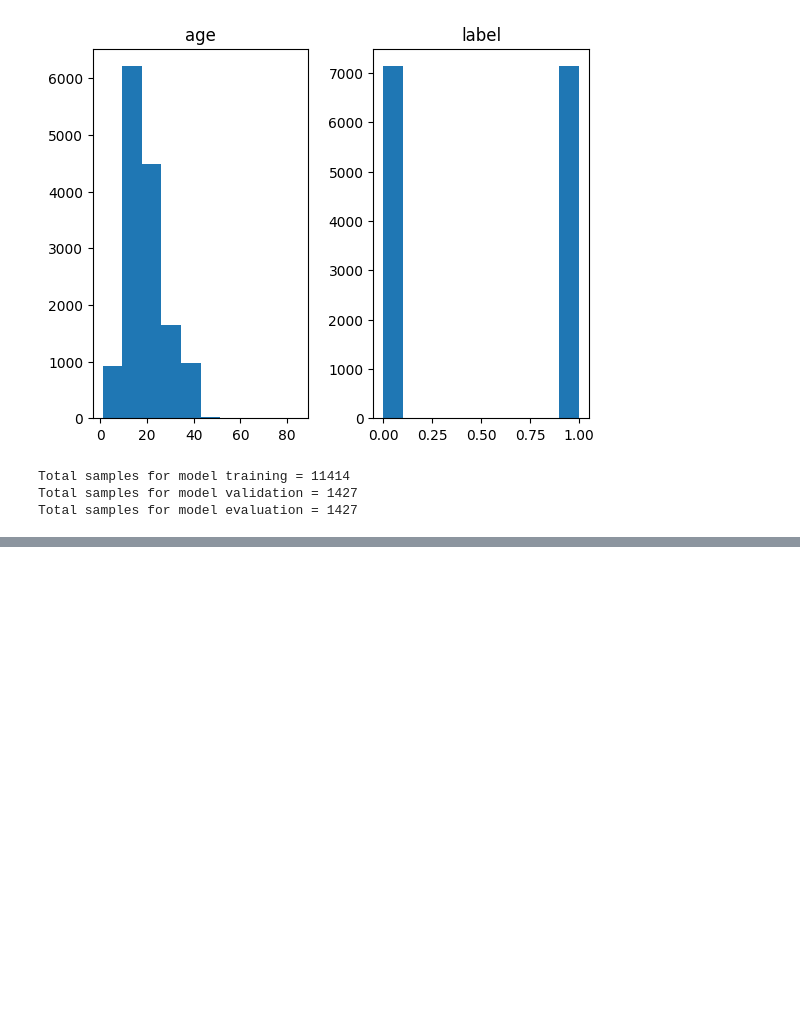
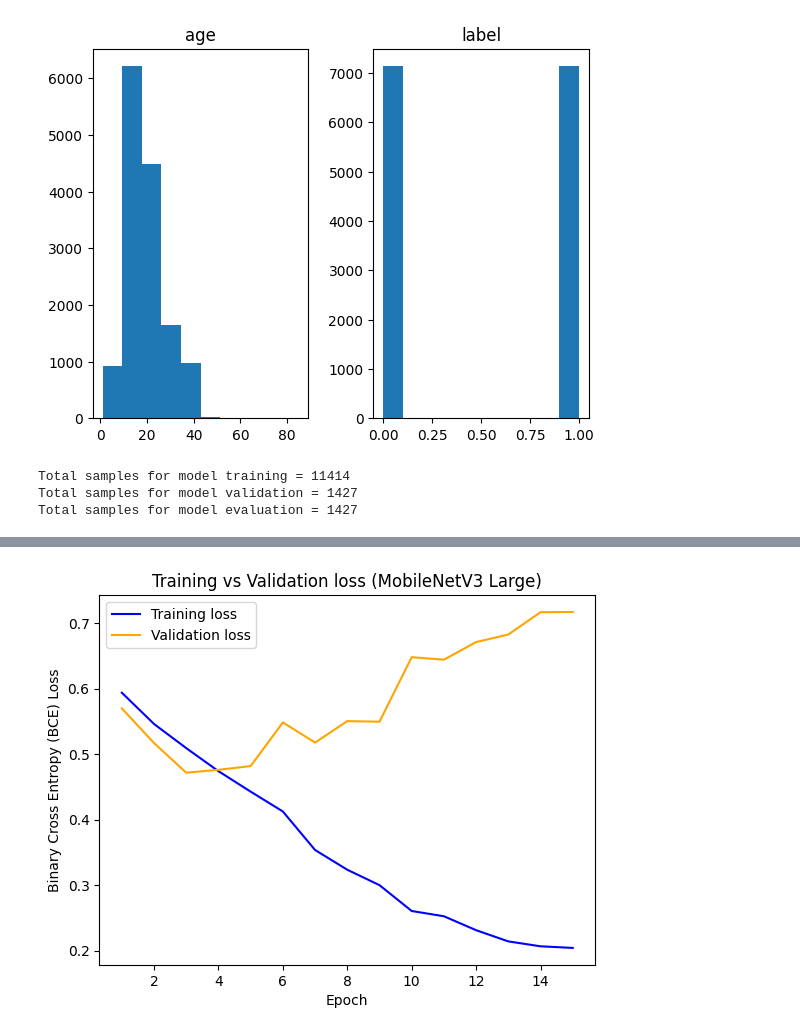
Before and after one commit to qivaijar/oracle-assignment-age-classifier, a Jupyter notebook: age_classifier.ipynb, the cells around one changed output, grey strips where cells are left out. Cells and saved outputs as stored; diff of their text form; code cells hidden in the pictures; blank space fills up the shorter version.

Commit message:
Update: Finished training the MobileNetV3

```diff
--- a/age_classifier.ipynb
+++ b/age_classifier.ipynb
@@ -655,27 +664,29 @@ Current loss: 0.6372590065002441
 # %%
 # Plot training and validation loss
 total_epoch = len(training_loss)
 epoch = list(range(1, total_epoch+1))
 
 # Plot the training loss
 plt.plot(epoch, training_loss, label='Training loss', color='blue')  # Red line
 
 # Plot the validation loss
 plt.plot(epoch, validation_loss, label='Validation loss', color='orange')  # Green line
 
 # Adding labels
 plt.xlabel('Epoch')
 plt.ylabel('Binary Cross Entropy (BCE) Loss')
-plt.title('Training vs Validation loss (EfficientNetV2 Small)')
+plt.title('Training vs Validation loss (MobileNetV3 Large)')
 
 # Show legend
 plt.legend()
 
 # Save the plot
 plt.savefig("train_val_loss.png", dpi=300, bbox_inches="tight")
 
 # Show the plot
 plt.show()
+# %% [output]
+[figure, added]
 # %%
 # Plot the training accuracy
 plt.plot(epoch, training_accuracy, label='Training Accuracy', color='blue')  # Red line
```
Also changed, not shown: parts of 5 cells of this notebook.
